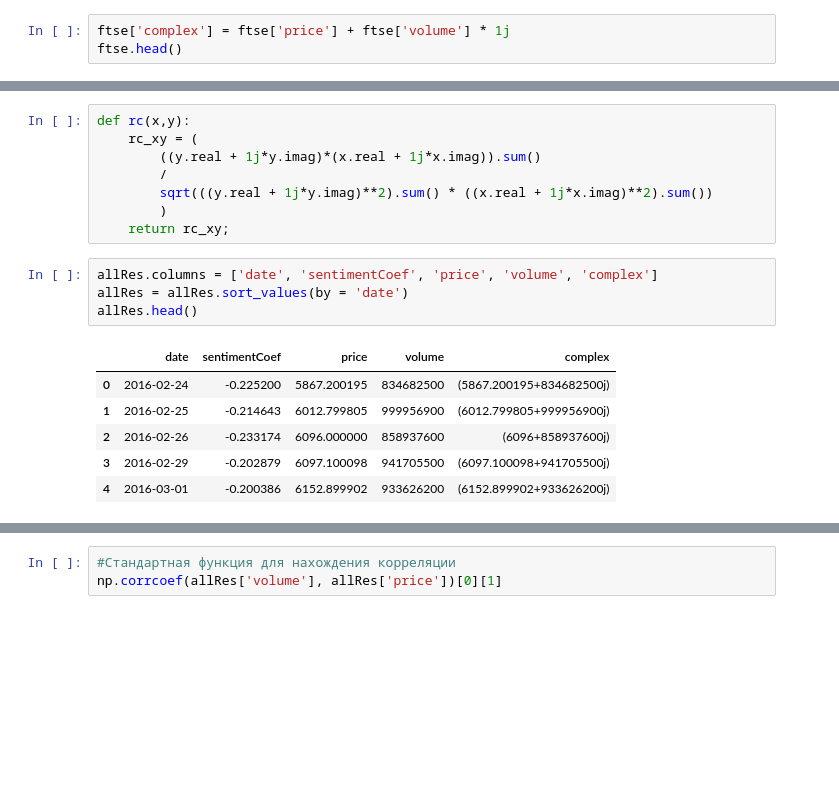
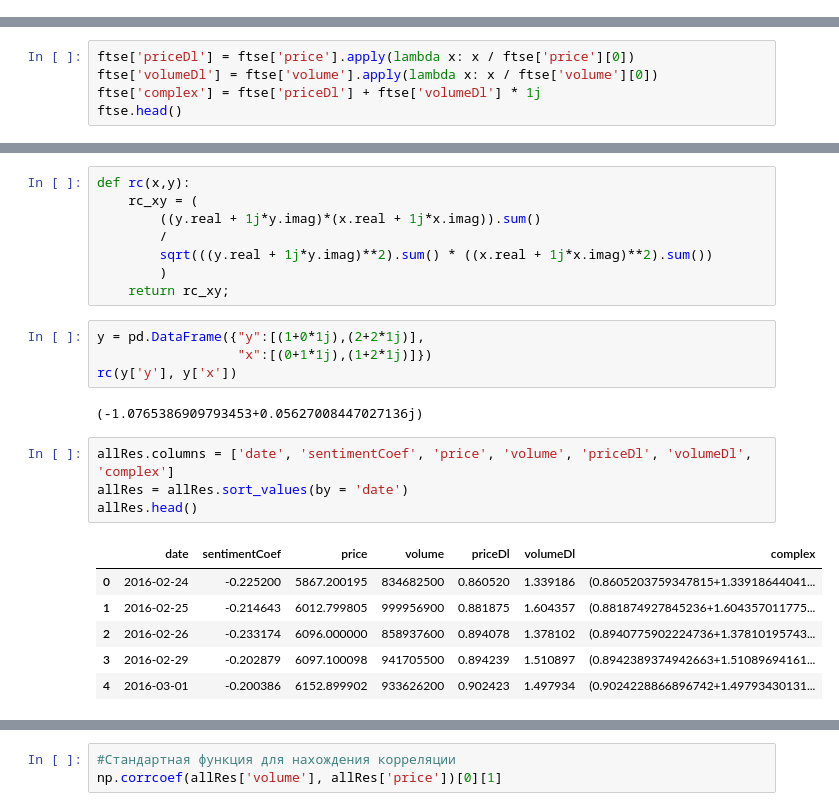
Before and after one commit to baryev/autoregressive-model, a Jupyter notebook: sentimentsAnalysis.ipynb, the cells around one changed output, grey strips where cells are left out. Drawn from its saved outputs; the diff is of its cells as text; blank space fills up the shorter version.

```diff
--- a/sentimentsAnalysis.ipynb
+++ b/sentimentsAnalysis.ipynb
@@ -21,3 +29,0 @@ ftse.columns = ['day', 'price', 'volume']
-# %%
-ftse['complex'] = ftse['price'] + ftse['volume'] * 1j
-ftse.head()
@@ -30,0 +30,5 @@ ftse.head()
+# %%
+ftse['priceDl'] = ftse['price'].apply(lambda x: x / ftse['price'][0])
+ftse['volumeDl'] = ftse['volume'].apply(lambda x: x / ftse['volume'][0])
+ftse['complex'] = ftse['priceDl'] + ftse['volumeDl'] * 1j
+ftse.head()
@@ -86,15 +97,21 @@ def rc(x,y):
         sqrt(((y.real + 1j*y.imag)**2).sum() * ((x.real + 1j*x.imag)**2).sum())
         )
     return rc_xy;
+# %%
+y = pd.DataFrame({"y":[(1+0*1j),(2+2*1j)],
+                  "x":[(0+1*1j),(1+2*1j)]})
+rc(y['y'], y['x'])
+# %% [output]
+(-1.0765386909793453+0.05627008447027136j)
 # %%
-allRes.columns = ['date', 'sentimentCoef', 'price', 'volume', 'complex']
+allRes.columns = ['date', 'sentimentCoef', 'price', 'volume', 'priceDl', 'volumeDl', 'complex']
 allRes = allRes.sort_values(by = 'date')
 allRes.head()
 # %% [output]
-|  | date | sentimentCoef | price | volume | complex |
-| 0 | 2016-02-24 | -0.225200 | 5867.200195 | 834682500 | (5867.200195+834682500j) |
-| 1 | 2016-02-25 | -0.214643 | 6012.799805 | 999956900 | (6012.799805+999956900j) |
-| 2 | 2016-02-26 | -0.233174 | 6096.000000 | 858937600 | (6096+858937600j) |
-| 3 | 2016-02-29 | -0.202879 | 6097.100098 | 941705500 | (6097.100098+941705500j) |
-| 4 | 2016-03-01 | -0.200386 | 6152.899902 | 933626200 | (6152.899902+933626200j) |
+|  | date | sentimentCoef | price | volume | priceDl | volumeDl | complex |
+| 0 | 2016-02-24 | -0.225200 | 5867.200195 | 834682500 | 0.860520 | 1.339186 | (0.8605203759347815+1.33918644041... |
+| 1 | 2016-02-25 | -0.214643 | 6012.799805 | 999956900 | 0.881875 | 1.604357 | (0.881874927845236+1.604357011775... |
+| 2 | 2016-02-26 | -0.233174 | 6096.000000 | 858937600 | 0.894078 | 1.378102 | (0.8940775902224736+1.37810195743... |
+| 3 | 2016-02-29 | -0.202879 | 6097.100098 | 941705500 | 0.894239 | 1.510897 | (0.8942389374942663+1.51089694161... |
+| 4 | 2016-03-01 | -0.200386 | 6152.899902 | 933626200 | 0.902423 | 1.497934 | (0.9024228866896742+1.49793430131... |
 # %%
```
Also changed, not shown: parts of 11 cells of this notebook.
